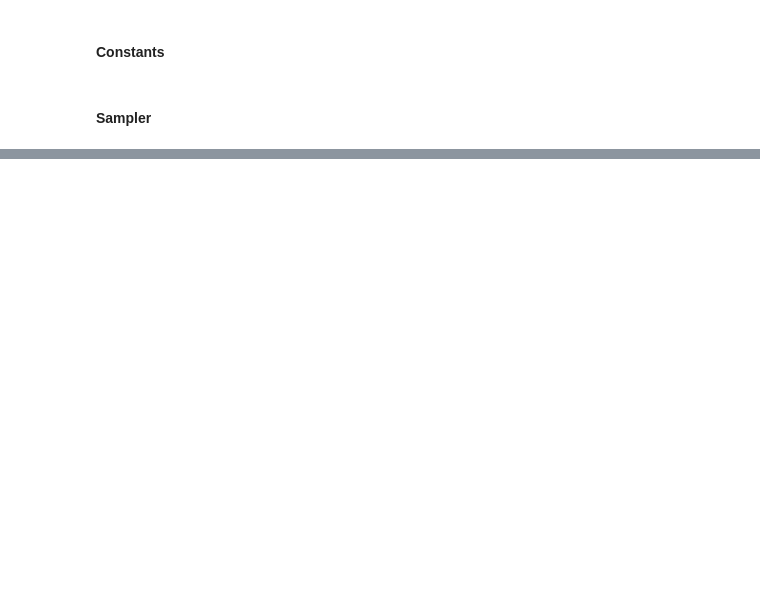
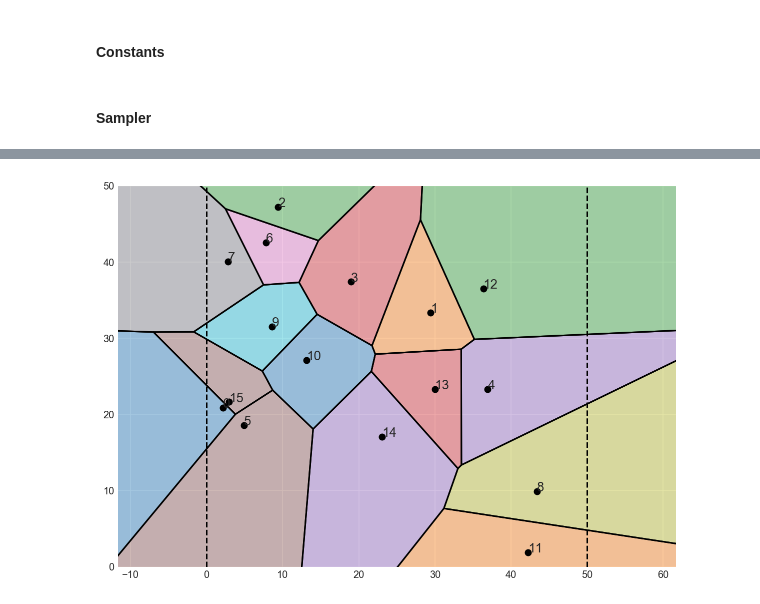
Before and after one commit to larryshamalama/Image-Denoising-RJMCMC, a Jupyter notebook: voronoi-tessellation.ipynb, the cells around one changed output, grey strips where cells are left out. Cells and saved outputs as stored; diff of their text form; code cells hidden in the pictures; blank space fills up the shorter version.

```diff
--- a/voronoi-tessellation.ipynb
+++ b/voronoi-tessellation.ipynb
@@ -230,0 +344,5 @@ def get_neighbors(updated_vor, i):
+# %%
+fig = plt.figure(figsize=(10, 7))
+plot(temp_points)
+# %% [output]
+[figure, added]
```
Also changed, not shown: parts of 23 cells of this notebook, 2 other files.
